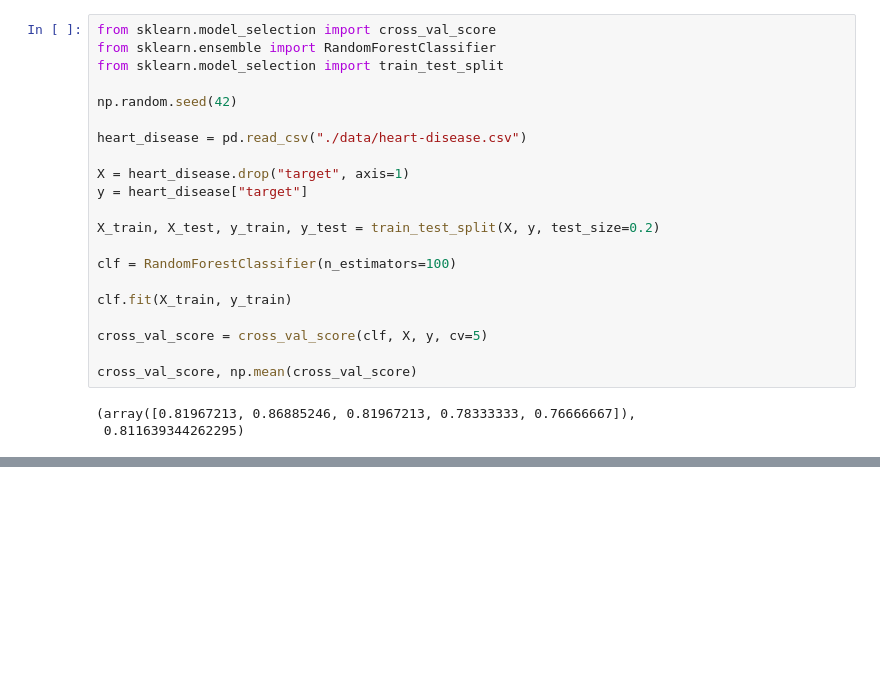
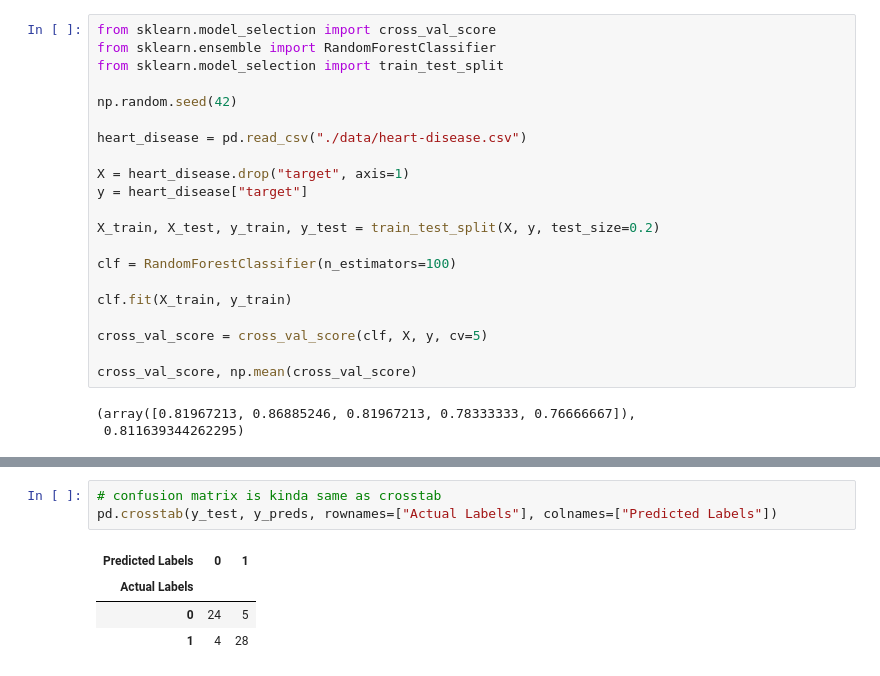
Before and after one commit to MainulDip/AiMlStudy, a Jupyter notebook: apps/1-pandas/SciKit-Learn-InDepth.ipynb, the cells around one changed output, grey strips where cells are left out. Saved outputs shown, nothing was run; the diff lists cells and outputs as text; blank space fills up the shorter version.

```diff
--- a/apps/1-pandas/SciKit-Learn-InDepth.ipynb
+++ b/apps/1-pandas/SciKit-Learn-InDepth.ipynb
@@ -493,0 +509,8 @@ A confusion metrix is a quick way to compare the labels a model predicts and the
+# %%
+# confusion matrix is kinda same as crosstab
+pd.crosstab(y_test, y_preds, rownames=["Actual Labels"], colnames=["Predicted Labels"])
+# %% [output]
+| Predicted Labels | 0 | 1 |
+| Actual Labels |  |  |
+| 0 | 24 | 5 |
+| 1 | 4 | 28 |
```
Also changed, not shown: parts of 32 cells of this notebook, 2 other files.
